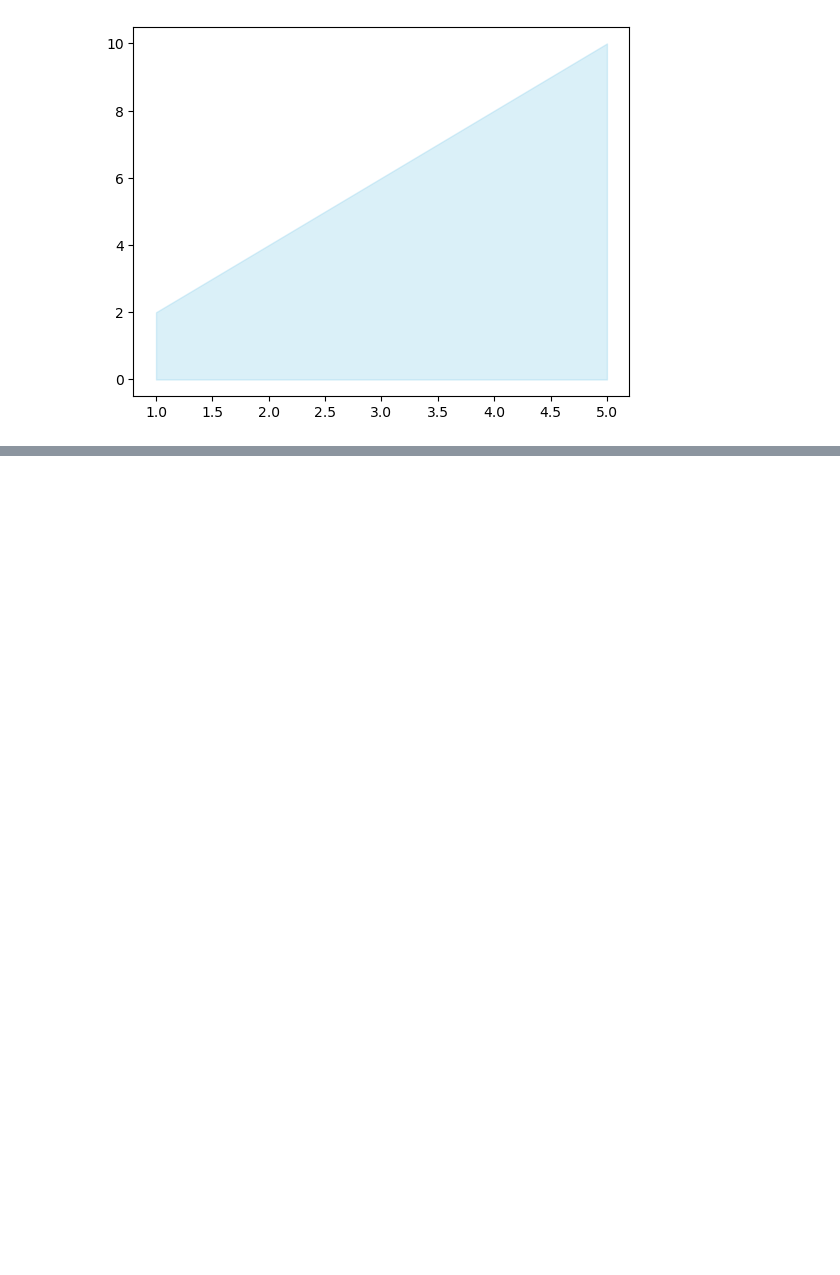
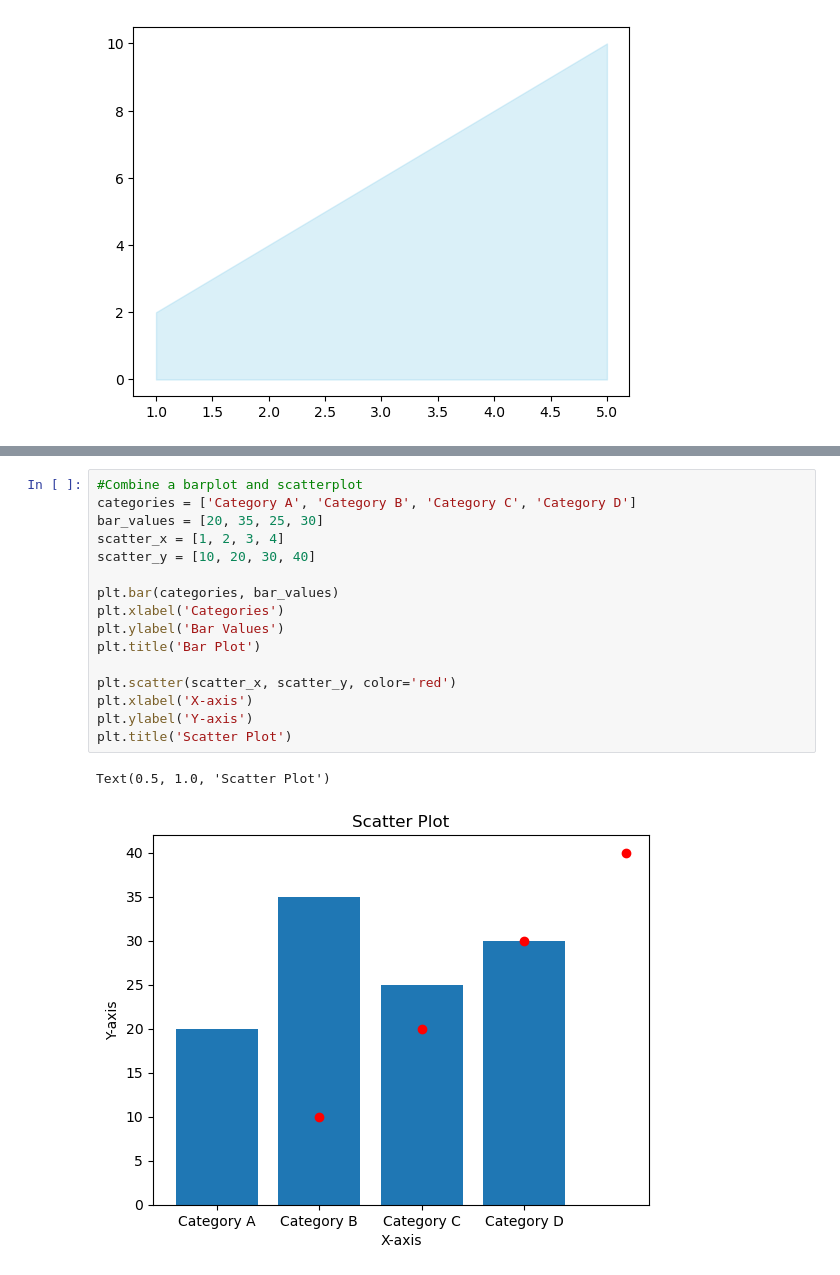
Before and after one commit to ZhiyaoShu/Python-practics, a Jupyter notebook: quizes/Error-records-1.ipynb, the cells around one changed output, grey strips where cells are left out. Drawn from its saved outputs; the diff is of its cells as text; blank space fills up the shorter version.

```diff
--- a/quizes/Error-records-1.ipynb
+++ b/quizes/Error-records-1.ipynb
@@ -347,0 +369,19 @@ ValueError: Could not interpret value `X` for parameter `x`
+# %%
+#Combine a barplot and scatterplot
+categories = ['Category A', 'Category B', 'Category C', 'Category D']
+bar_values = [20, 35, 25, 30]
+scatter_x = [1, 2, 3, 4]
+scatter_y = [10, 20, 30, 40]
+
+plt.bar(categories, bar_values)
+plt.xlabel('Categories')
+plt.ylabel('Bar Values')
+plt.title('Bar Plot')
+
+plt.scatter(scatter_x, scatter_y, color='red')
+plt.xlabel('X-axis')
+plt.ylabel('Y-axis')
+plt.title('Scatter Plot')
+# %% [output]
+Text(0.5, 1.0, 'Scatter Plot')
+[figure, added]
```
Also changed, not shown: parts of 20 cells of this notebook, 2 other files.
